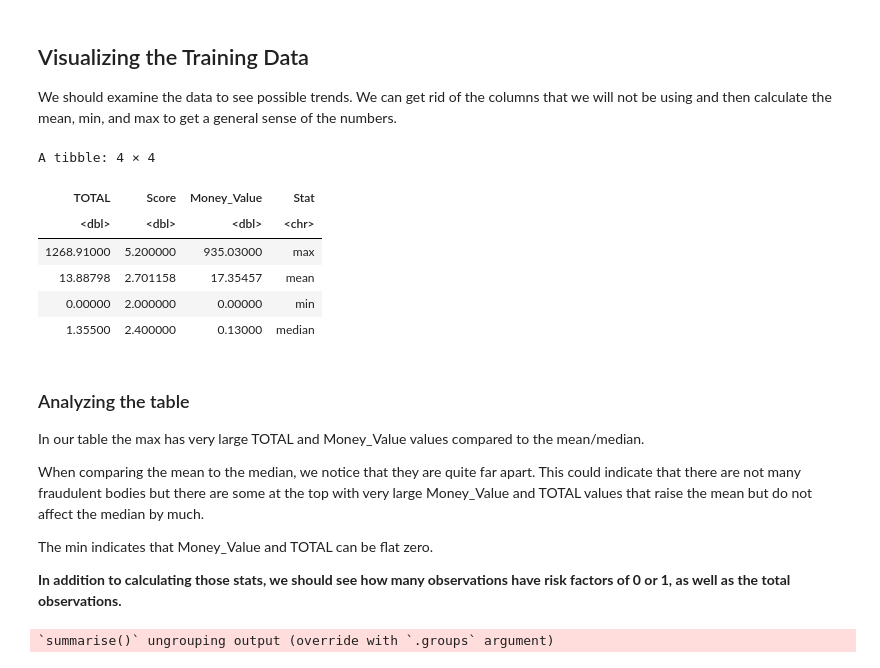
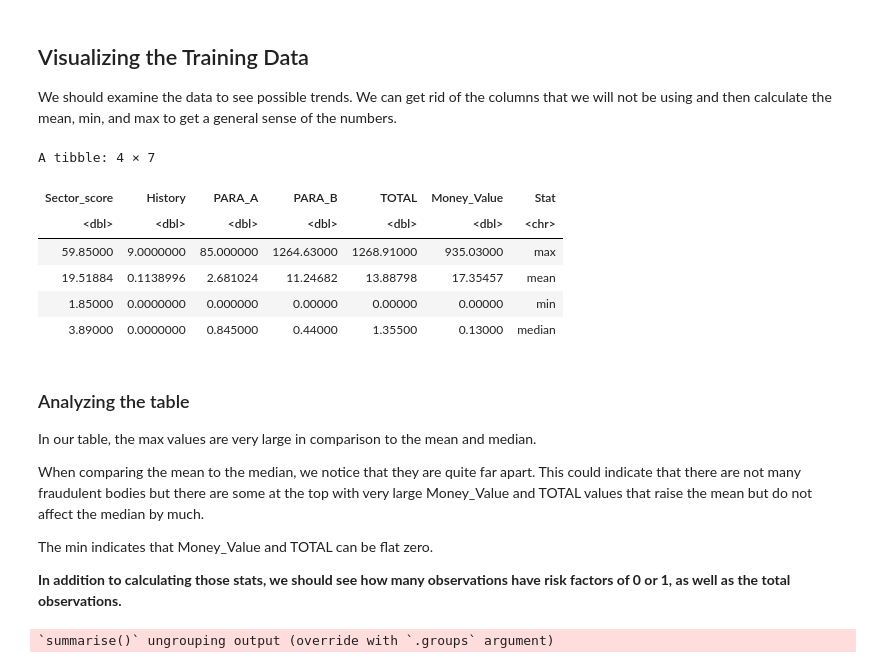
Before and after one commit to stevenning203/dsci100_group_proposal, a Jupyter notebook: notebook.ipynb, the cells around one changed output. Cells and saved outputs as stored; diff of their text form; code cells hidden in the pictures.

```diff
--- a/notebook.ipynb
+++ b/notebook.ipynb
@@ -92,42 +92,42 @@ audit_risk_data_testing <- testing(audit_risk_data_split)
 
 We should examine the data to see possible trends. We can get rid of the columns that we will not be using and then calculate the mean, min, and max to get a general sense of the numbers.
 # %%
-audit_risk_data_training_predictors <- select(audit_risk_data_training, TOTAL, Score, Money_Value) ### Select the predictors only
+audit_risk_data_training_predictors <- select(audit_risk_data_training, Sector_score, History, PARA_A, PARA_B, TOTAL, Money_Value) ### Select the predictors only
 
 ### Now we can calculate the mean, median, min, and max and combine them all into one tibble.
 
 audit_risk_data_training_mean <- audit_risk_data_training_predictors %>%
 map_df(mean, na.rm = TRUE) %>%
 mutate(Stat = "mean")
 
 audit_risk_data_training_max <- audit_risk_data_training_predictors %>%
 map_df(max, na.rm = TRUE) %>%
 mutate(Stat = "max")
 
 audit_risk_data_training_min <- audit_risk_data_training_predictors %>%
 map_df(min, na.rm = TRUE) %>%
 mutate(Stat = "min")
 
 audit_risk_data_training_median <- audit_risk_data_training_predictors %>%
 map_df(median, na.rm = TRUE) %>%
 mutate(Stat = "median")
 
 audit_risk_data_training_stats <- bind_rows(audit_risk_data_training_max, audit_risk_data_training_mean,
                                             audit_risk_data_training_min, audit_risk_data_training_median)
 
 audit_risk_data_training_stats
 # %% [output]
-A tibble: 4 × 4
+A tibble: 4 × 7
-| TOTAL | Score | Money_Value | Stat |
-| <dbl> | <dbl> | <dbl> | <chr> |
-| 1268.91000 | 5.200000 | 935.03000 | max |
-| 13.88798 | 2.701158 | 17.35457 | mean |
-| 0.00000 | 2.000000 | 0.00000 | min |
-| 1.35500 | 2.400000 | 0.13000 | median |
+| Sector_score | History | PARA_A | PARA_B | TOTAL | Money_Value | Stat |
+| <dbl> | <dbl> | <dbl> | <dbl> | <dbl> | <dbl> | <chr> |
+| 59.85000 | 9.0000000 | 85.000000 | 1264.63000 | 1268.91000 | 935.03000 | max |
+| 19.51884 | 0.1138996 | 2.681024 | 11.24682 | 13.88798 | 17.35457 | mean |
+| 1.85000 | 0.0000000 | 0.000000 | 0.00000 | 0.00000 | 0.00000 | min |
+| 3.89000 | 0.0000000 | 0.845000 | 0.44000 | 1.35500 | 0.13000 | median |
 # %% [markdown]
 ### Analyzing the table
 
-In our table the max has very large TOTAL and Money_Value values compared to the mean/median.
+In our table, the max values are very large in comparison to the mean and median.
 
 When comparing the mean to the median, we notice that they are quite far apart. This could indicate that there are not many fraudulent bodies but there are some at the top with very large Money_Value and TOTAL values that raise the mean but do not affect the median by much.
 
```
Also changed, not shown: parts of 4 cells of this notebook.
